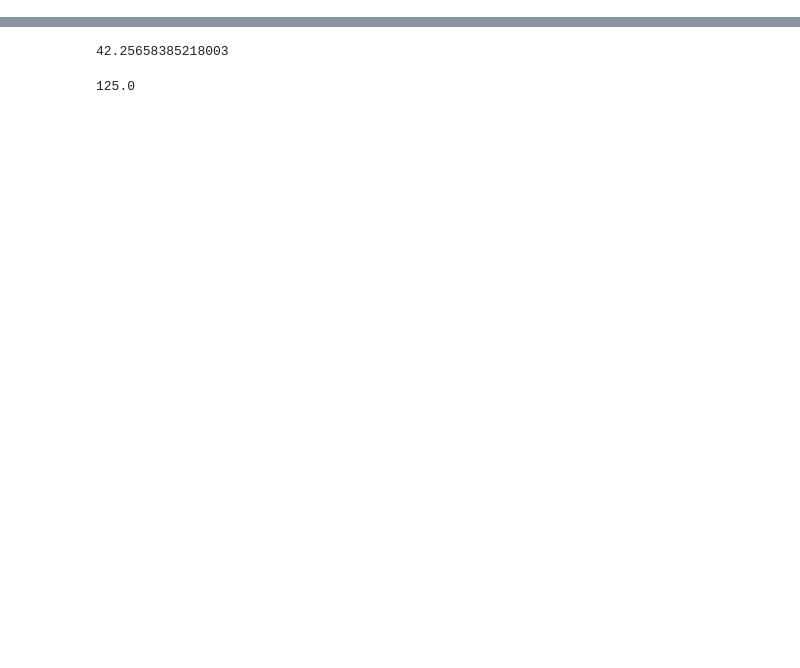
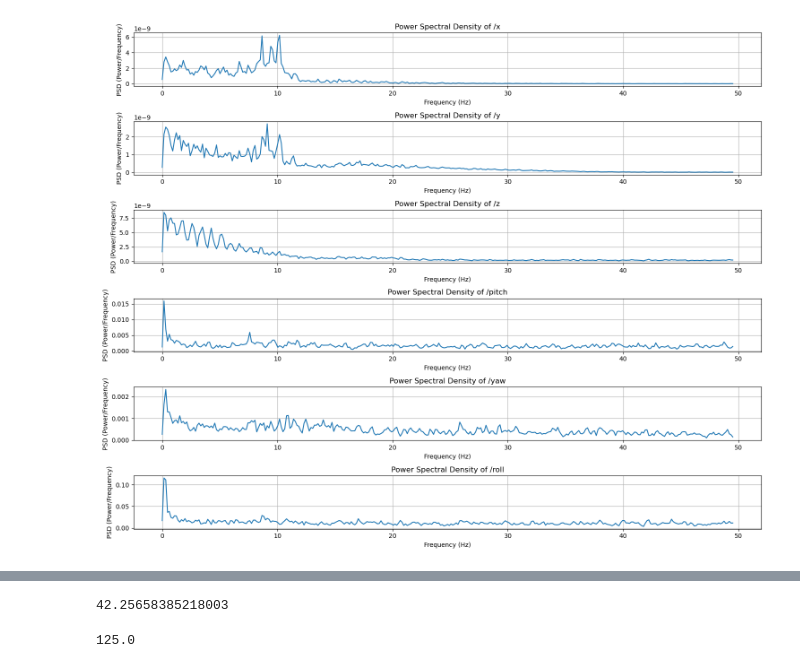
Before and after one commit to pvnkmrksk/fiducialforcesensor, a Jupyter notebook: Pose plotter.ipynb, the cells around one changed output, grey strips where cells are left out. Drawn from its saved outputs; the diff is of its cells as text; code cells hidden in the pictures; blank space fills up the shorter version.

```diff
--- a/Pose plotter.ipynb
+++ b/Pose plotter.ipynb
@@ -6,0 +138,77 @@ pd.set_option('plotting.backend', 'plotly')
+# %%
+import numpy as np
+import pandas as pd
+import matplotlib.pyplot as plt
+from scipy.signal import welch, hamming
+
+def load_data(filepath):
+    """
+    Load data from a CSV file.
+    Args:
+        filepath (str): The path to the CSV file.
+    Returns:
+        pandas.DataFrame: Loaded data.
+    """
+    return pd.read_csv(filepath)
+
+def remove_dc_offset(signal):
+    """
+    Remove the DC offset from the signal.
+    Args:
+        signal (np.ndarray): The input signal.
+    Returns:
+        np.ndarray: Signal with the DC offset removed.
+    """
+    return signal - np.mean(signal)
+
+def spectral_analysis_welch(data, channel_names, sampling_rate, nperseg=None):
+    """
+    Perform spectral analysis using Welch's method.
+    Args:
+        data (pandas.DataFrame): DataFrame containing the signals.
+        channel_names (list): List of channel names to analyze.
+        sampling_rate (float): The sampling rate of the data.
+        nperseg (int): Number of points in each segment for Welch's method.
+    """
+    plt.figure(figsize=(15, 12))
+
+    for i, channel in enumerate(channel_names):
+        # Remove DC offset
+        signal_no_dc = remove_dc_offset(data[channel])
+
+        # Compute the Welch's power spectral density estimate
+        freqs, psd = welch(signal_no_dc, fs=sampling_rate, window='hamming', nperseg=nperseg, scaling='density')
+
+        #normalize the PSD to area = 1
+        # psd = psd / np.sum(psd)
+
+        # Plot the PSD
+        plt.subplot(len(channel_names), 1, i + 1)
+        plt.plot(freqs, psd)
+        # plt.semilogy(freqs, psd)
+
+        plt.title(f'Power Spectral Density of {channel}')
+        plt.xlabel('Frequency (Hz)')
+        plt.ylabel('PSD (Power/Frequency)')
+        plt.grid(True)
+
+    plt.tight_layout()
+    plt.show()
+
+# Load the data
+filepath = '~/impulse4.csv'  # Replace with your actual file path
+data = load_data(filepath)
+
+# Define the channel names, sorted as requested
+channels = ['/x', '/y', '/z', '/pitch', '/yaw', '/roll']
+
+# Estimate the sampling rate
+sampling_rate = 1 / np.mean(np.diff(data['__time']))
+
+# Specify the number of points used in each segment for Welch's method
+nperseg_welch = len(data) // 8
+
+# Perform spectral analysis using Welch's method
+spectral_analysis_welch(data, channels, sampling_rate, nperseg=nperseg_welch)
+# %% [output]
+[figure, added]
```
Also changed, not shown: parts of 6 cells of this notebook, 3 other files.
